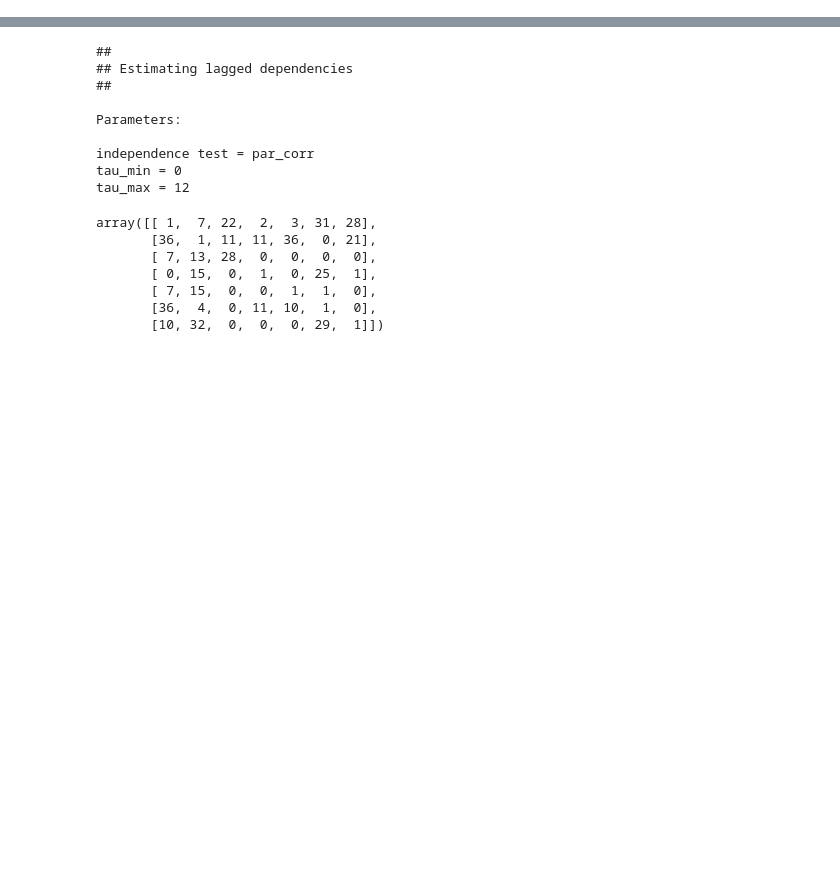
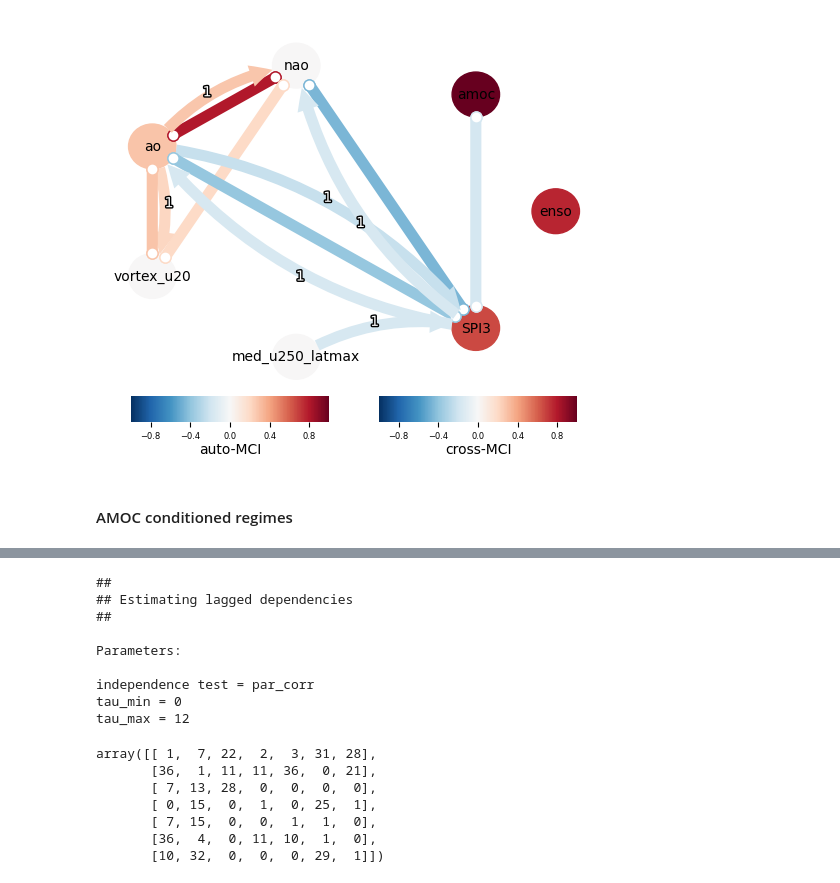
Before and after one commit to chiemvs/Medley, a Jupyter notebook: notebooks/Causal_experimentation.ipynb, the cells around one changed output, grey strips where cells are left out. Drawn from its saved outputs; the diff is of its cells as text; code cells hidden in the pictures; blank space fills up the shorter version.

```diff
--- a/notebooks/Causal_experimentation.ipynb
+++ b/notebooks/Causal_experimentation.ipynb
@@ -64,0 +90,9 @@ tp.plot_timeseries(frame); plt.show()
+# %%
+parcorr = ParCorr(significance='analytic',mask_type = 'y')
+pcmci = PCMCI(
+    dataframe=jfmframe,
+    cond_ind_test=parcorr,
+    verbosity=1)
+tau_max = 1
+tau_min = 0
+results = pcmci.run_pcmci(tau_max=tau_max, tau_min = tau_min, pc_alpha=None, alpha_level=0.05)
@@ -64,0 +117,17 @@ tp.plot_timeseries(frame); plt.show()
+# %%
+graph = pcmci.get_graph_from_pmatrix(p_matrix=results['p_matrix'], alpha_level=0.05,
+            tau_min=tau_min, tau_max=tau_max, link_assumptions=None)
+results['graph'] = graph
+# %%
+tp.plot_graph(
+    val_matrix=results['val_matrix'],
+    graph=results['graph'],
+    var_names=frame.var_names,
+    link_colorbar_label='cross-MCI',
+    node_colorbar_label='auto-MCI',
+    show_autodependency_lags=False
+    ); plt.show()
+# %% [output]
+[figure, added]
+# %% [markdown]
+#### AMOC conditioned regimes
```
Also changed, not shown: parts of 16 cells of this notebook.
